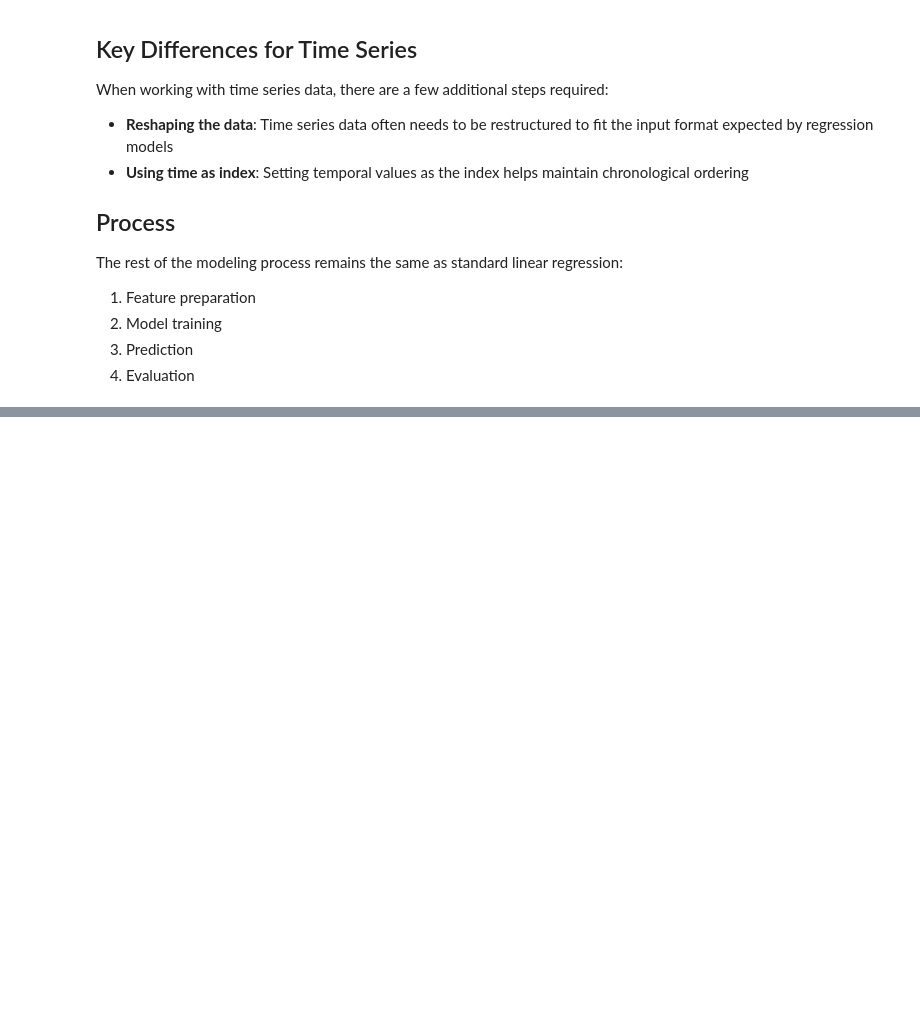
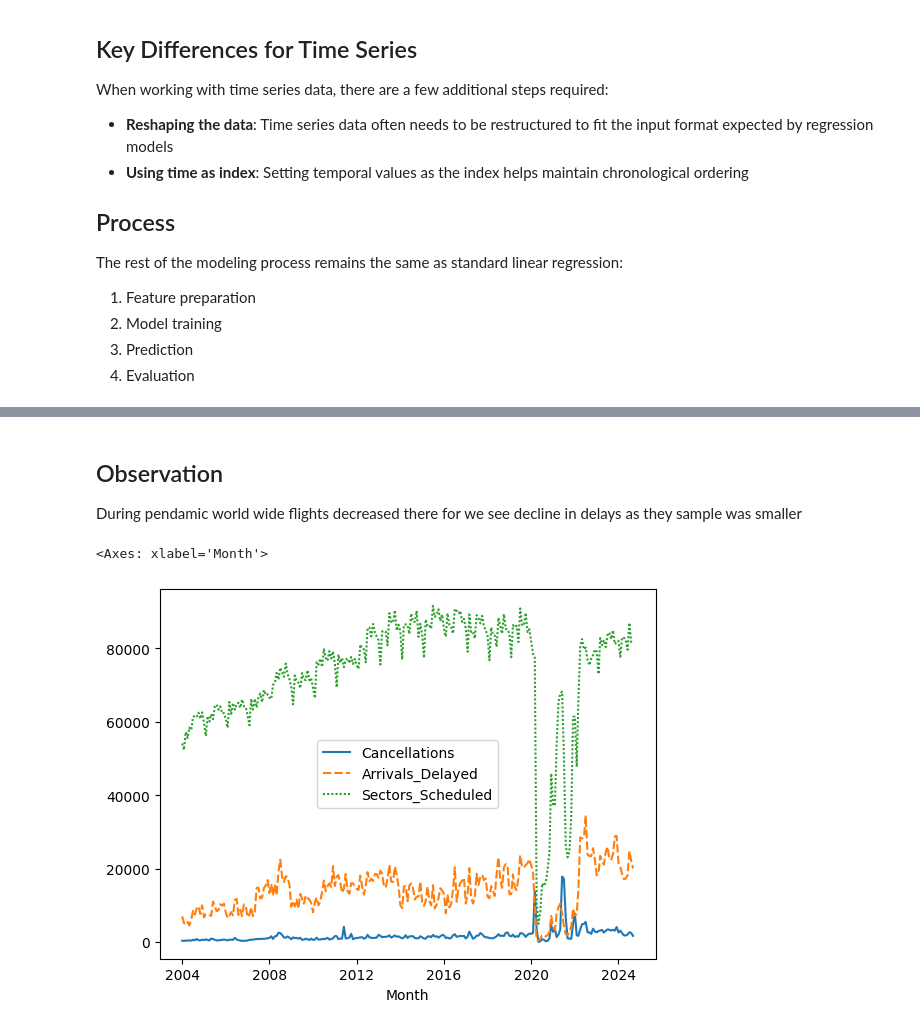
Before and after one commit to Talhamuhammadali/ML-projects, a Jupyter notebook: Linear Regression/time-series-flights/flight_prediciton.ipynb, the cells around one changed output, grey strips where cells are left out. Saved outputs shown, nothing was run; the diff lists cells and outputs as text; code cells hidden in the pictures; blank space fills up the shorter version.

```diff
--- a/Linear Regression/time-series-flights/flight_prediciton.ipynb
+++ b/Linear Regression/time-series-flights/flight_prediciton.ipynb
@@ -53,0 +94,8 @@ Data columns (total 14 columns):
+# %% [markdown]
+## Observation
+During pendamic world wide flights decreased there for we see decline in delays as they sample was smaller
+# %%
+sns.lineplot(df_per_month[["Cancellations", "Arrivals_Delayed", "Sectors_Scheduled"]])
+# %% [output]
+<Axes: xlabel='Month'>
+[figure, added]
```
Also changed, not shown: parts of 17 cells of this notebook, 1 other file.
